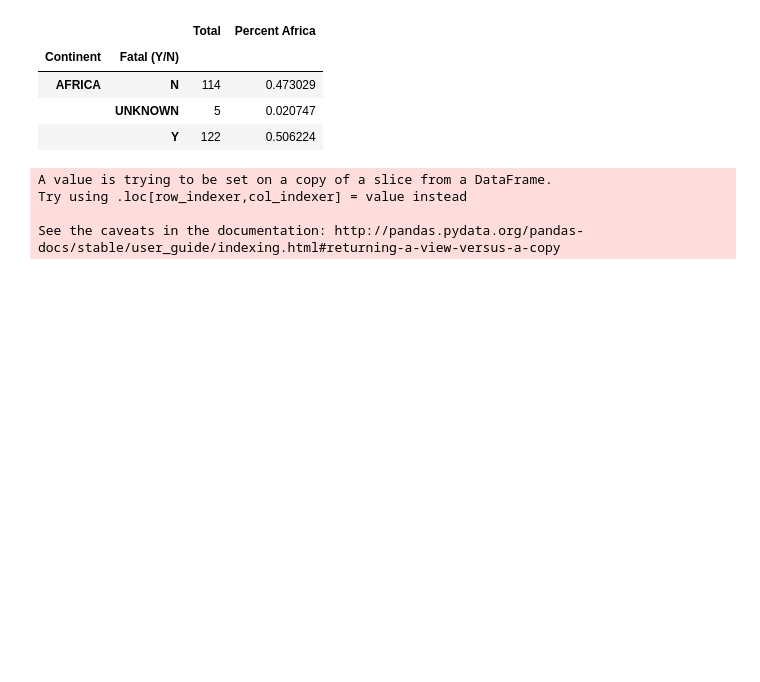
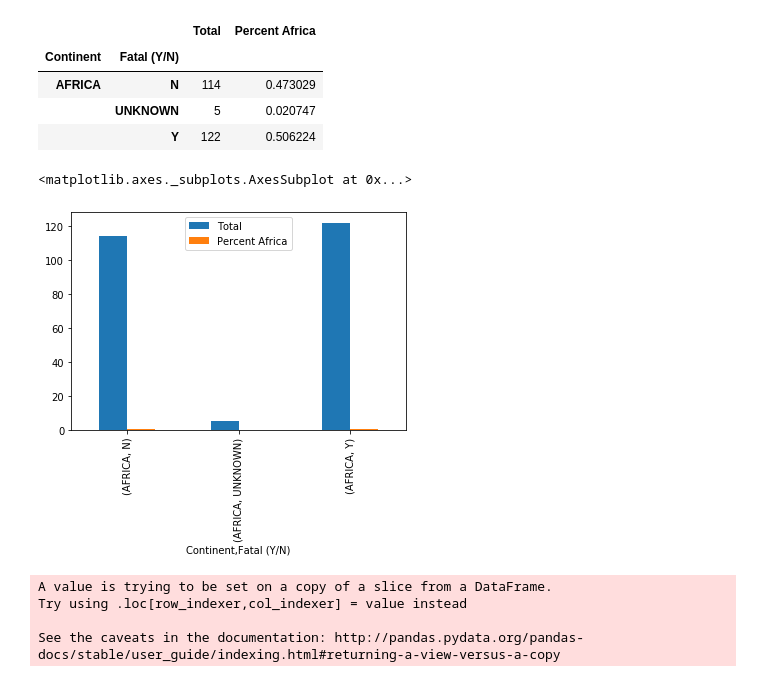
Before and after one commit to ricardoafsp/pandas-project-SharkAttack, a Jupyter notebook: sharkAttack.ipynb, the cells around one changed output. Cells and saved outputs as stored; diff of their text form; code cells hidden in the pictures; blank space fills up the shorter version.

```diff
--- a/sharkAttack.ipynb
+++ b/sharkAttack.ipynb
@@ -397,6 +409,12 @@ See the caveats in the documentation: http://pandas.pydata.org/pandas-docs/stabl
 | AFRICA | N | 114 | 0.473029 |
 |  | UNKNOWN | 5 | 0.020747 |
 |  | Y | 122 | 0.506224 |
+# %%
+%matplotlib inline
+africaDf.groupby(['Continent', 'Fatal (Y/N)']).sum().plot.bar()
+# %% [output]
+<matplotlib.axes._subplots.AxesSubplot at 0x...>
+[figure, added]
 # %%
 americaDf = df[df['Continent'] == 'AMERICA']
 americaDf['Percent America'] = 1 / len(americaDf.index)
```
Also changed, not shown: parts of 7 cells of this notebook, 1 other file.
